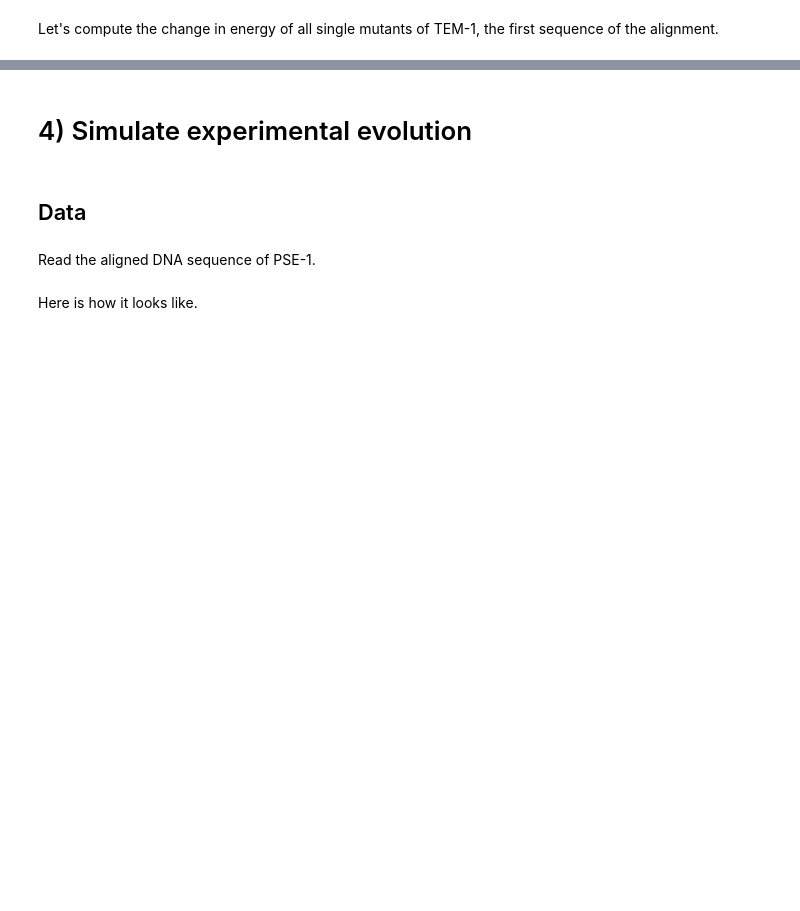
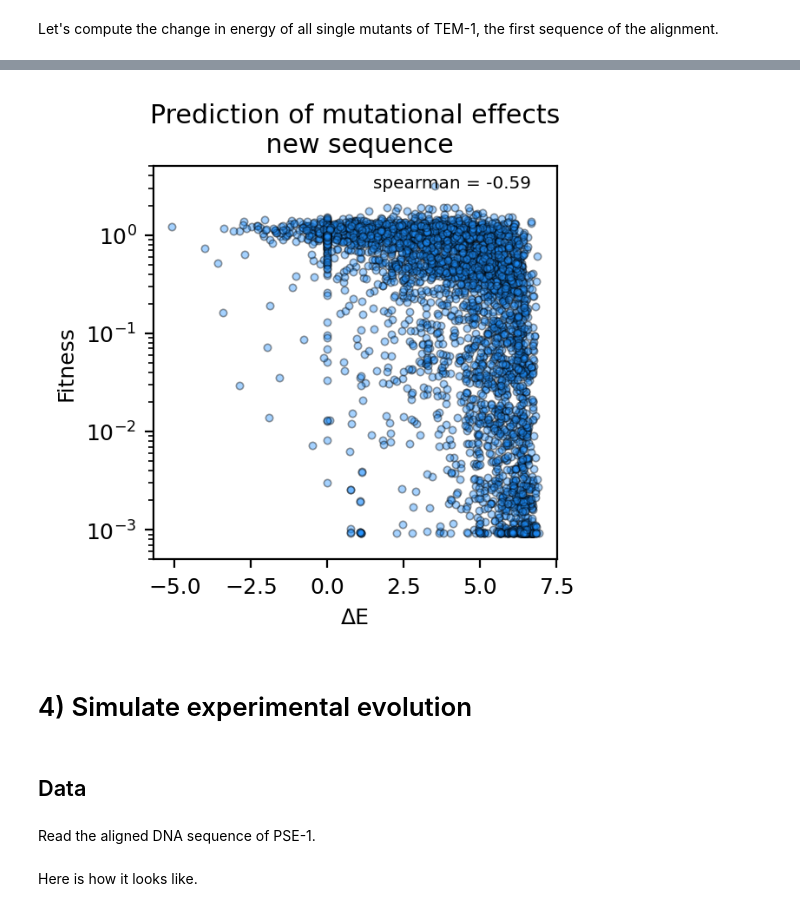
Before and after one commit to matteobisardi/ALGOSB_2021_tutorial, a Jupyter notebook: src/plmDCA_and_evolution.ipynb, the cells around one changed output, grey strips where cells are left out. Cells and saved outputs as stored; diff of their text form; code cells hidden in the pictures; blank space fills up the shorter version.

```diff
--- a/src/plmDCA_and_evolution.ipynb
+++ b/src/plmDCA_and_evolution.ipynb
@@ -551,2 +691,15 @@ plt.text(1.9, 3, f"spearman = {round(sp_val, 2)}", fontsize = 0.8*multip*xsize);
+# %%
+# scatterplot in-silico and real DMS for new sequence
+
+# define new sequence target
+seq = align[10]
+
+# data
+range_no_g_new = [i for i, amino in enumerate(seq[:200]) if amino != 20]
+dms_pred_new = get_silico_dms_non_sym(h, J, seq, L)
+
+scatter_dms(silico_pred_new, dms, index_highlight, lab)
+# %% [output]
+[figure, added]
 # %% [markdown]
 # 4) Simulate experimental evolution
```
Also changed, not shown: parts of 32 cells of this notebook.
